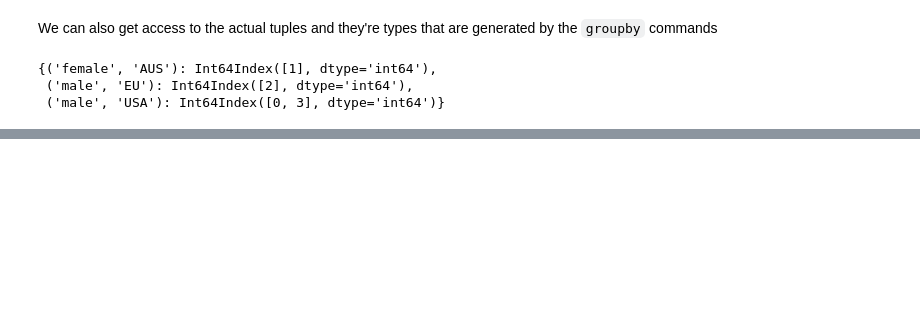
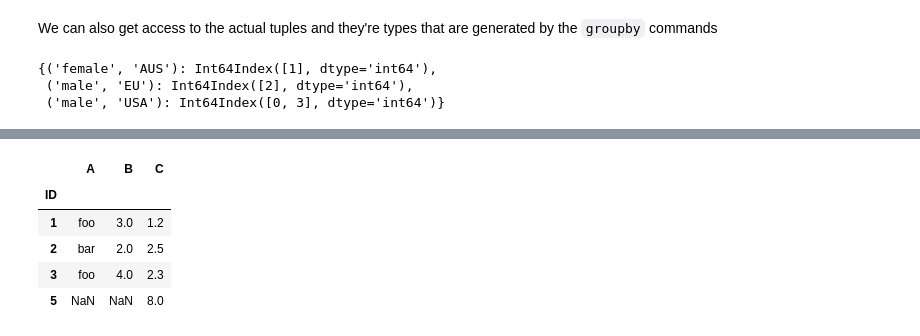
Before and after one commit to TulaneIntroDataScience/TulaneIntroDataScience.github.io, a Jupyter notebook: _notebooks/Lecture07-Manipulating_Data.ipynb, the cells around one changed output, grey strips where cells are left out. Cells and saved outputs as stored; diff of their text form; code cells hidden in the pictures; blank space fills up the shorter version.

```diff
--- a/_notebooks/Lecture07-Manipulating_Data.ipynb
+++ b/_notebooks/Lecture07-Manipulating_Data.ipynb
@@ -405,0 +144,12 @@ array(['Rap', 'R&B', 'Rock', 'Pop', 'Gospel', 'Country', 'Electronica',
+# %%
+# Careful here! We have to set the index!
+
+df1 = pd.DataFrame([(1, 'foo', 3), (2, 'bar', 2), (3, 'foo', 4), (4, 'foo', 3)],
+                  columns=['ID','A', 'B'])
+df1.set_index('ID', inplace=True)
+display(df1)
+
+df2 = pd.DataFrame([(1, 1.2), (2, 2.5), (3, 2.3), (5, 8.0)],
+                   columns=['ID','C'])
+df2.set_index('ID', inplace=True)
+display(df2)
@@ -405,0 +178,10 @@ array(['Rap', 'R&B', 'Rock', 'Pop', 'Gospel', 'Country', 'Electronica',
+# %%
+# Can do inner, outter, left, right.
+df1.join(df2, how='right')
+# %% [output]
+|  | A | B | C |
+| ID |  |  |  |
+| 1 | foo | 3.0 | 1.2 |
+| 2 | bar | 2.0 | 2.5 |
+| 3 | foo | 4.0 | 2.3 |
+| 5 | NaN | NaN | 8.0 |
```
Also changed, not shown: parts of 40 cells of this notebook, 9 other files.
